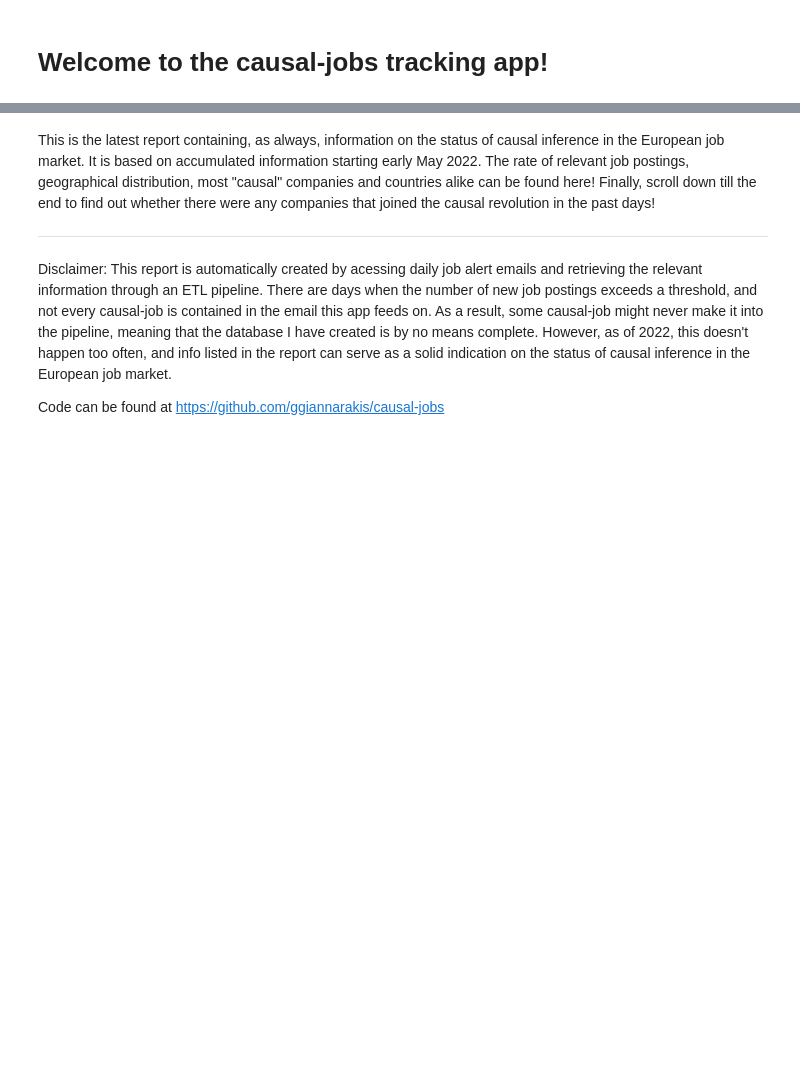
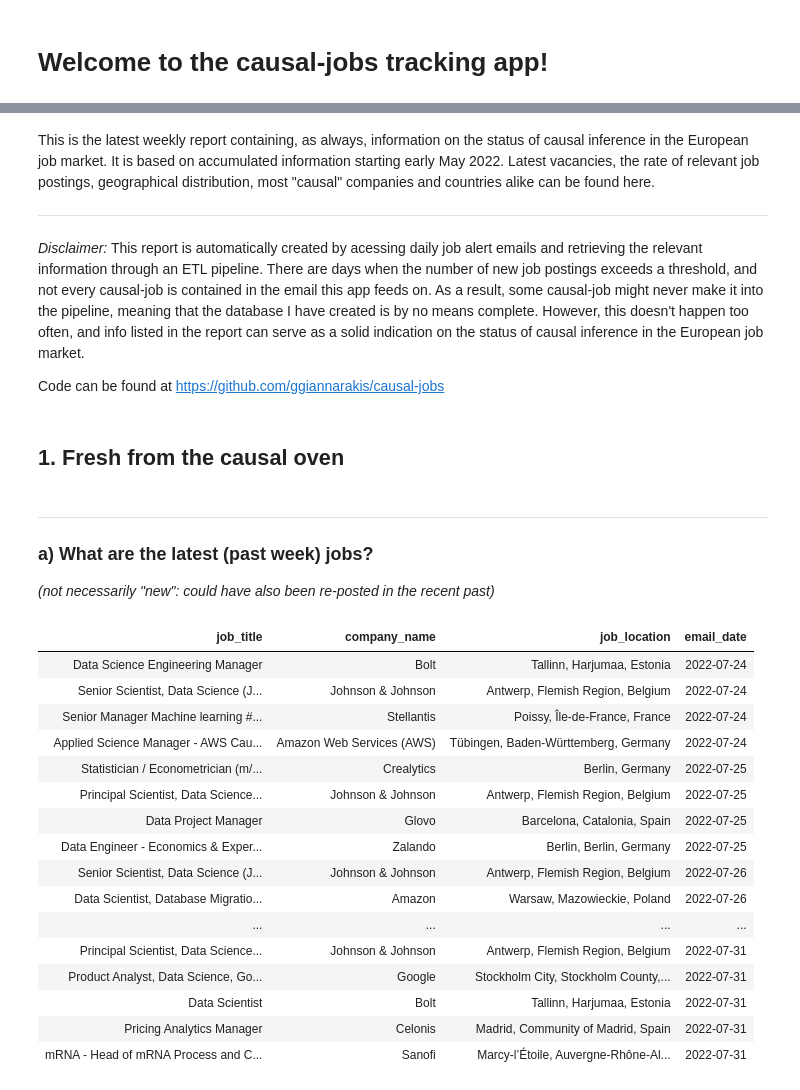
Before and after one commit to ggiannarakis/causal-jobs, a Jupyter notebook: Analysis.ipynb, the cells around one changed output, grey strips where cells are left out. Saved outputs shown, nothing was run; the diff lists cells and outputs as text; code cells hidden in the pictures; blank space fills up the shorter version.

```diff
--- a/Analysis.ipynb
+++ b/Analysis.ipynb
@@ -46,8 +47,16 @@ Automatically generated in 2022-08-02
 # %% [markdown]
-This is the latest report containing, as always, information on the status of causal inference in the European job market. It is based on accumulated information starting early May 2022. The rate of relevant job postings, geographical distribution, most "causal" companies and countries alike can be found here! Finally, scroll down till the end to find out whether there were any companies that joined the causal revolution in the past days!
+This is the latest weekly report containing, as always, information on the status of causal inference in the European job market. It is based on accumulated information starting early May 2022. Latest vacancies, the rate of relevant job postings, geographical distribution, most "causal" companies and countries alike can be found here.
 
 ---
 
-Disclaimer: This report is automatically created by acessing daily job alert emails and retrieving the relevant information through an ETL pipeline. There are days when the number of new job postings exceeds a threshold, and not every causal-job is contained in the email this app feeds on. As a result, some causal-job might never make it into the pipeline, meaning that the database I have created is by no means complete. However, as of 2022, this doesn't happen too often, and info listed in the report can serve as a solid indication on the status of causal inference in the European job market.
+*Disclaimer:* This report is automatically created by acessing daily job alert emails and retrieving the relevant information through an ETL pipeline. There are days when the number of new job postings exceeds a threshold, and not every causal-job is contained in the email this app feeds on. As a result, some causal-job might never make it into the pipeline, meaning that the database I have created is by no means complete. However, this doesn't happen too often, and info listed in the report can serve as a solid indication on the status of causal inference in the European job market.
 
 Code can be found at https://github.com/ggiannarakis/causal-jobs
+# %% [markdown]
+## 1. Fresh from the causal oven
+# %% [markdown]
+---
+
+### a) What are the latest (past week) jobs?
+
+*(not necessarily "new": could have also been re-posted in the recent past)*
@@ -53,0 +73,23 @@ Code can be found at https://github.com/ggiannarakis/causal-jobs
+# %%
+# print selected columns from most recent email
+latest_jobs = df.loc[df.email_date >= latest_date - timedelta(days=7)]
+# pretty print df
+HTML(latest_jobs[['job_title', 'company_name', 'job_location', 'email_date']].to_html(index=False))
+# %% [output]
+| job_title | company_name | job_location | email_date |
+| Data Science Engineering Manager | Bolt | Tallinn, Harjumaa, Estonia | 2022-07-24 |
+| Senior Scientist, Data Science (J... | Johnson & Johnson | Antwerp, Flemish Region, Belgium | 2022-07-24 |
+| Senior Manager Machine learning #... | Stellantis | Poissy, Île-de-France, France | 2022-07-24 |
+| Applied Science Manager - AWS Cau... | Amazon Web Services (AWS) | Tübingen, Baden-Württemberg, Germany | 2022-07-24 |
+| Statistician / Econometrician (m/... | Crealytics | Berlin, Germany | 2022-07-25 |
+| Principal Scientist, Data Science... | Johnson & Johnson | Antwerp, Flemish Region, Belgium | 2022-07-25 |
+| Data Project Manager | Glovo | Barcelona, Catalonia, Spain | 2022-07-25 |
+| Data Engineer - Economics & Exper... | Zalando | Berlin, Berlin, Germany | 2022-07-25 |
+| Senior Scientist, Data Science (J... | Johnson & Johnson | Antwerp, Flemish Region, Belgium | 2022-07-26 |
+| Data Scientist, Database Migratio... | Amazon | Warsaw, Mazowieckie, Poland | 2022-07-26 |
+| ... | ... | ... | ... |
+| Principal Scientist, Data Science... | Johnson & Johnson | Antwerp, Flemish Region, Belgium | 2022-07-31 |
+| Product Analyst, Data Science, Go... | Google | Stockholm City, Stockholm County,... | 2022-07-31 |
+| Data Scientist | Bolt | Tallinn, Harjumaa, Estonia | 2022-07-31 |
+| Pricing Analytics Manager | Celonis | Madrid, Community of Madrid, Spain | 2022-07-31 |
+| mRNA - Head of mRNA Process and C... | Sanofi | Marcy-l’Étoile, Auvergne-Rhône-Al... | 2022-07-31 |
```
Also changed, not shown: parts of 23 cells of this notebook.
